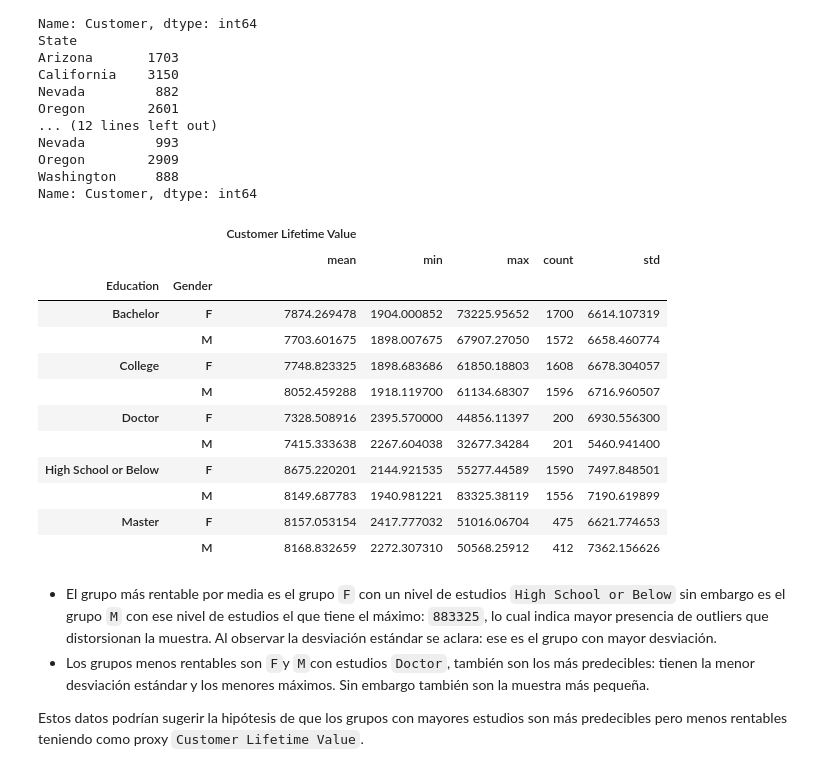
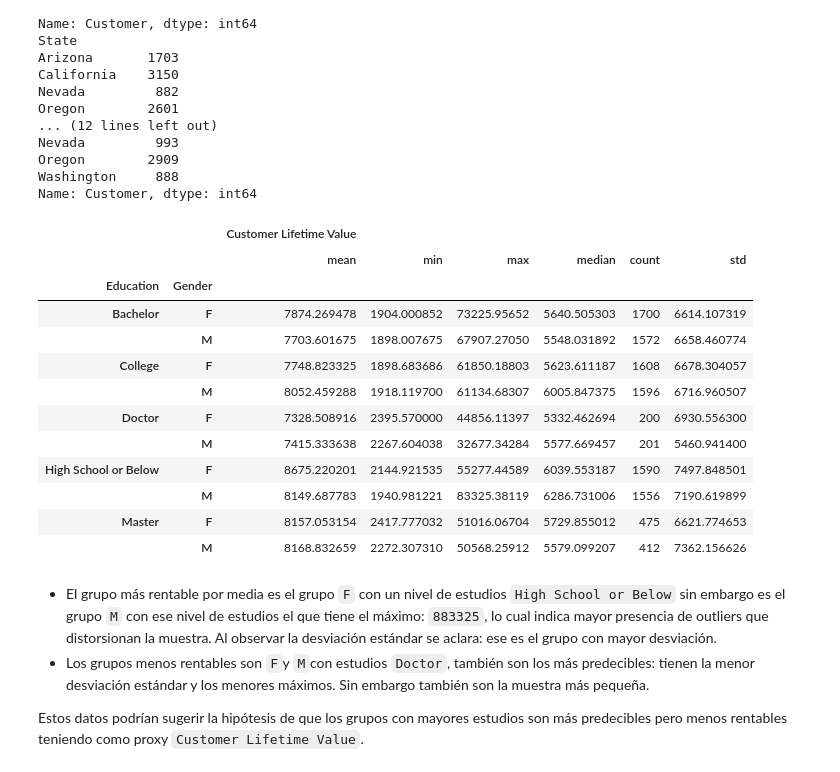
Before and after one commit to juaruibel/lab-dw-data-aggregation-and-filtering, a Jupyter notebook: lab-dw-aggregating.ipynb, the cells around one changed output. Drawn from its saved outputs; the diff is of its cells as text; code cells hidden in the pictures.

```diff
--- a/lab-dw-aggregating.ipynb
+++ b/lab-dw-aggregating.ipynb
@@ -127,24 +127,24 @@ Name: Customer, dtype: int64
 # %%
 # 4. Find the maximum, minimum, and median customer lifetime value
 # by education level and gender. Write your conclusions.
 
 agrupados_education_gender = df.groupby(["Education", "Gender"])
 
-agrupados_education_gender[["Customer Lifetime Value"]].agg(["mean", "min", "max", "count", "std"])
+agrupados_education_gender[["Customer Lifetime Value"]].agg(["mean", "min", "max", "median", "count", "std"])
 # %% [output]
-|  |  | Customer Lifetime Value |  |  |  |  |
-|  |  | mean | min | max | count | std |
-| Education | Gender |  |  |  |  |  |
-| Bachelor | F | 7874.269478 | 1904.000852 | 73225.95652 | 1700 | 6614.107319 |
-|  | M | 7703.601675 | 1898.007675 | 67907.27050 | 1572 | 6658.460774 |
-| College | F | 7748.823325 | 1898.683686 | 61850.18803 | 1608 | 6678.304057 |
-|  | M | 8052.459288 | 1918.119700 | 61134.68307 | 1596 | 6716.960507 |
-| Doctor | F | 7328.508916 | 2395.570000 | 44856.11397 | 200 | 6930.556300 |
-|  | M | 7415.333638 | 2267.604038 | 32677.34284 | 201 | 5460.941400 |
-| High School or Below | F | 8675.220201 | 2144.921535 | 55277.44589 | 1590 | 7497.848501 |
-|  | M | 8149.687783 | 1940.981221 | 83325.38119 | 1556 | 7190.619899 |
-| Master | F | 8157.053154 | 2417.777032 | 51016.06704 | 475 | 6621.774653 |
-|  | M | 8168.832659 | 2272.307310 | 50568.25912 | 412 | 7362.156626 |
+|  |  | Customer Lifetime Value |  |  |  |  |  |
+|  |  | mean | min | max | median | count | std |
+| Education | Gender |  |  |  |  |  |  |
+| Bachelor | F | 7874.269478 | 1904.000852 | 73225.95652 | 5640.505303 | 1700 | 6614.107319 |
+|  | M | 7703.601675 | 1898.007675 | 67907.27050 | 5548.031892 | 1572 | 6658.460774 |
+| College | F | 7748.823325 | 1898.683686 | 61850.18803 | 5623.611187 | 1608 | 6678.304057 |
+|  | M | 8052.459288 | 1918.119700 | 61134.68307 | 6005.847375 | 1596 | 6716.960507 |
+| Doctor | F | 7328.508916 | 2395.570000 | 44856.11397 | 5332.462694 | 200 | 6930.556300 |
+|  | M | 7415.333638 | 2267.604038 | 32677.34284 | 5577.669457 | 201 | 5460.941400 |
+| High School or Below | F | 8675.220201 | 2144.921535 | 55277.44589 | 6039.553187 | 1590 | 7497.848501 |
+|  | M | 8149.687783 | 1940.981221 | 83325.38119 | 6286.731006 | 1556 | 7190.619899 |
+| Master | F | 8157.053154 | 2417.777032 | 51016.06704 | 5729.855012 | 475 | 6621.774653 |
+|  | M | 8168.832659 | 2272.307310 | 50568.25912 | 5579.099207 | 412 | 7362.156626 |
 # %% [markdown]
 - El grupo más rentable por media es el grupo `F` con un nivel de estudios `High School or Below` sin embargo es el grupo `M` con ese nivel de estudios el que tiene el máximo: `883325`, lo cual indica mayor presencia de outliers que distorsionan la muestra. Al observar la desviación estándar se aclara: ese es el grupo con mayor desviación.
 - Los grupos menos rentables son `F`y `M`con estudios `Doctor`, también son los más predecibles: tienen la menor desviación estándar y los menores máximos. Sin embargo también son la muestra más pequeña.
```
Also changed, not shown: parts of 5 cells of this notebook.
